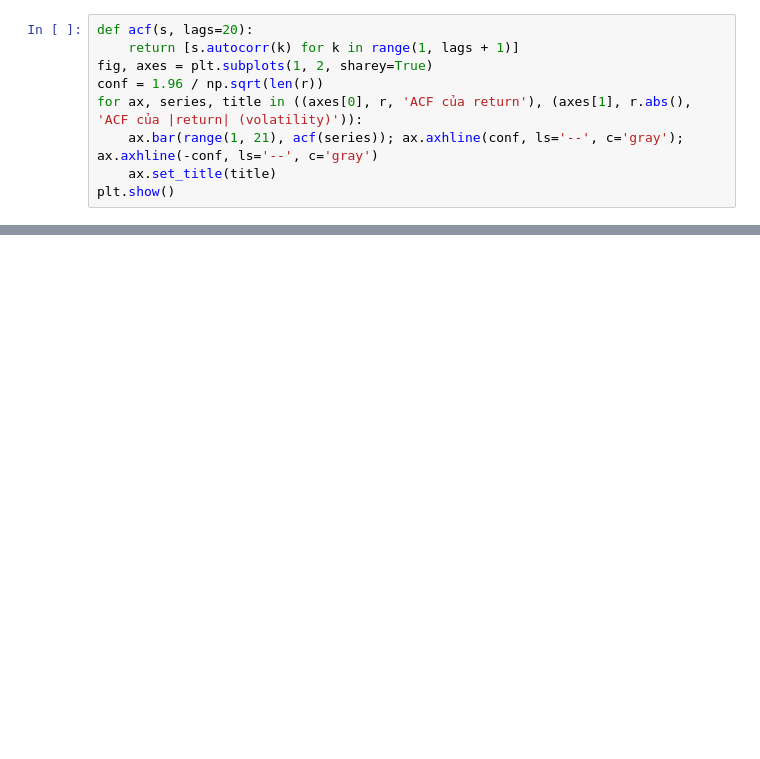
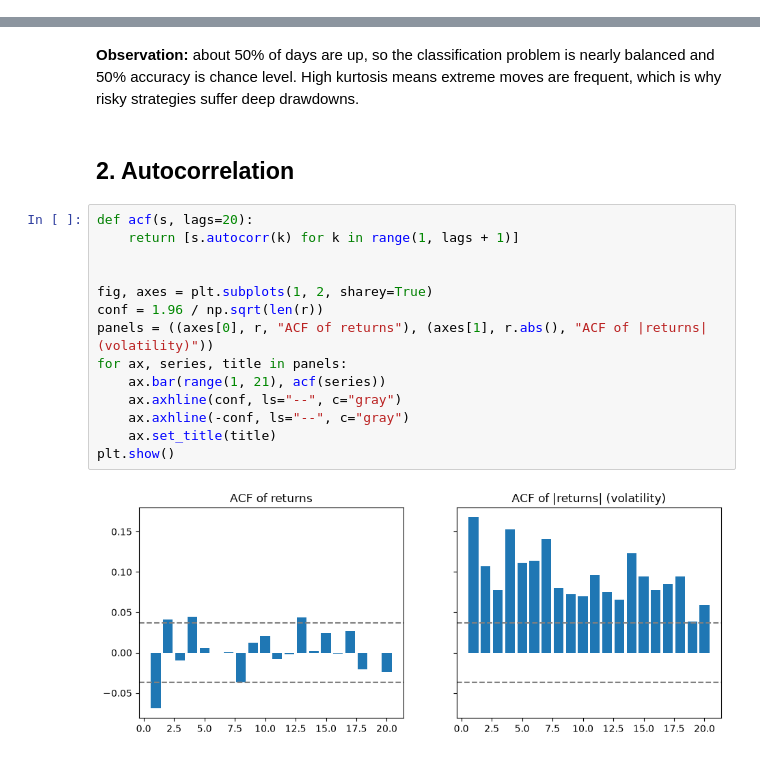
Before and after one commit to the-daonm/crypto-quant, a Jupyter notebook: notebooks/eda.ipynb, the cells around one changed output, grey strips where cells are left out. Drawn from its saved outputs; the diff is of its cells as text; blank space fills up the shorter version.

```diff
--- a/notebooks/eda.ipynb
+++ b/notebooks/eda.ipynb
@@ -53,9 +0,0 @@ plt.legend(); plt.title('Đuôi dày hơn phân phối chuẩn (kurtosis > 0)');
-# %%
-def acf(s, lags=20):
-    return [s.autocorr(k) for k in range(1, lags + 1)]
-fig, axes = plt.subplots(1, 2, sharey=True)
-conf = 1.96 / np.sqrt(len(r))
-for ax, series, title in ((axes[0], r, 'ACF của return'), (axes[1], r.abs(), 'ACF của |return| (volatility)')):
-    ax.bar(range(1, 21), acf(series)); ax.axhline(conf, ls='--', c='gray'); ax.axhline(-conf, ls='--', c='gray')
-    ax.set_title(title)
-plt.show()
@@ -148,0 +67,20 @@ exps['lightgbm'].wf.importance.head(10).plot.barh(title='Top 10 feature (LightGB
+# %% [markdown]
+**Observation:** about 50% of days are up, so the classification problem is nearly balanced and 50% accuracy is chance level. High kurtosis means extreme moves are frequent, which is why risky strategies suffer deep drawdowns.
+# %% [markdown]
+## 2. Autocorrelation
+# %%
+def acf(s, lags=20):
+    return [s.autocorr(k) for k in range(1, lags + 1)]
+
+
+fig, axes = plt.subplots(1, 2, sharey=True)
+conf = 1.96 / np.sqrt(len(r))
+panels = ((axes[0], r, "ACF of returns"), (axes[1], r.abs(), "ACF of |returns| (volatility)"))
+for ax, series, title in panels:
+    ax.bar(range(1, 21), acf(series))
+    ax.axhline(conf, ls="--", c="gray")
+    ax.axhline(-conf, ls="--", c="gray")
+    ax.set_title(title)
+plt.show()
+# %% [output]
+[figure, added]
```
Also changed, not shown: parts of 35 cells of this notebook.
